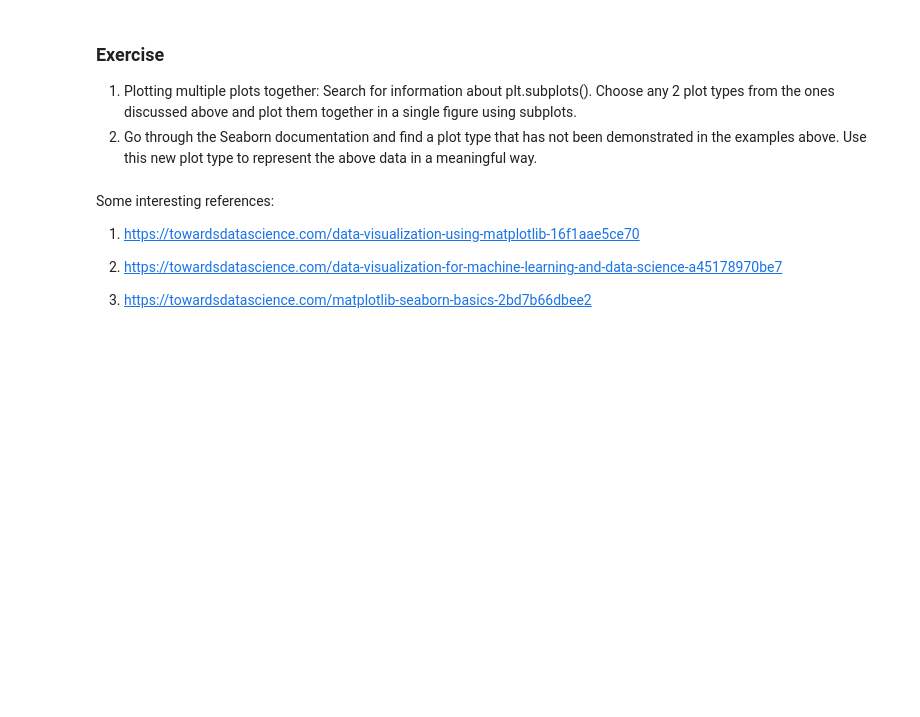
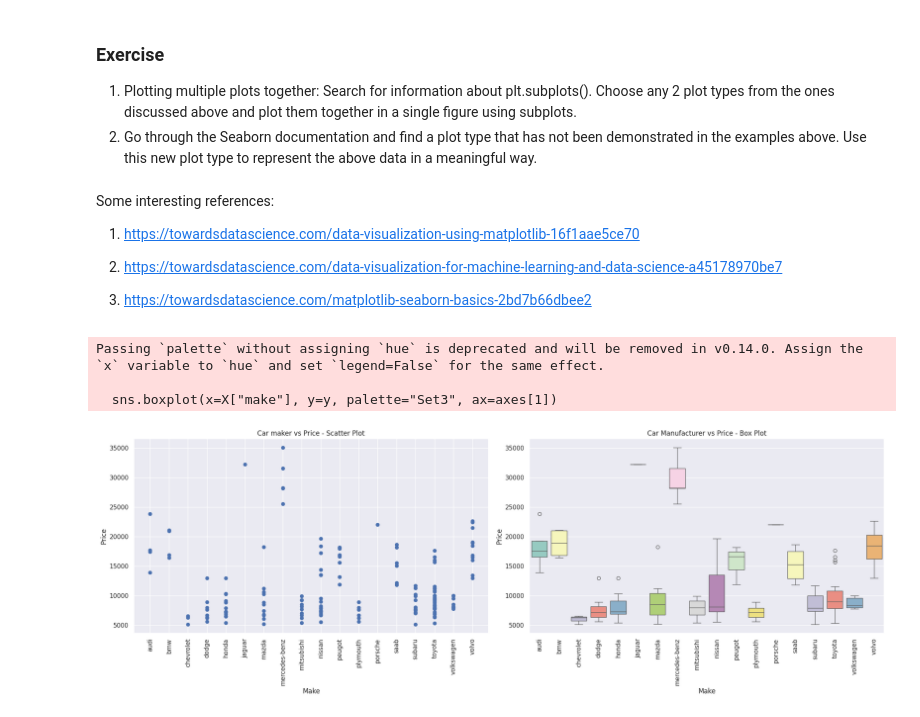
Before and after one commit to lonelytech09/AI-ML_lab_and_projects, a Jupyter notebook: AIML_Module_02_Lab_01_Basic_Plots.ipynb, the cells around one changed output. Drawn from its saved outputs; the diff is of its cells as text; code cells hidden in the pictures; blank space fills up the shorter version.

```diff
--- a/AIML_Module_02_Lab_01_Basic_Plots.ipynb
+++ b/AIML_Module_02_Lab_01_Basic_Plots.ipynb
@@ -205,3 +213,30 @@ Some interesting references:
 
 
 3) https://towardsdatascience.com/matplotlib-seaborn-basics-2bd7b66dbee2
+# %%
+import matplotlib.pyplot as plt
+import seaborn as sns
+
+fig, axes = plt.subplots(1, 2, figsize=(20, 7))
+
+# Scatter plot
+axes[0].scatter(X["make"], y)
+axes[0].set_xlabel('Make')
+axes[0].set_ylabel('Price')
+axes[0].set_title('Car maker vs Price - Scatter Plot')
+axes[0].tick_params(axis='x', rotation=90) # Rotate x-axis labels for better readability
+
+# Box plot
+sns.boxplot(x=X["make"], y=y, palette="Set3", ax=axes[1])
+axes[1].set_xlabel('Make')
+axes[1].set_ylabel('Price')
+axes[1].set_title('Car Manufacturer vs Price - Box Plot')
+axes[1].tick_params(axis='x', rotation=90) # Rotate x-axis labels for better readability
+
+plt.tight_layout() # Adjust layout to prevent overlapping titles/labels
+plt.show()
+# %% [output]
+Passing `palette` without assigning `hue` is deprecated and will be removed in v0.14.0. Assign the `x` variable to `hue` and set `legend=False` for the same effect.
+
+  sns.boxplot(x=X["make"], y=y, palette="Set3", ax=axes[1])
+[figure, added]
```
Also changed, not shown: parts of 4 cells of this notebook.
